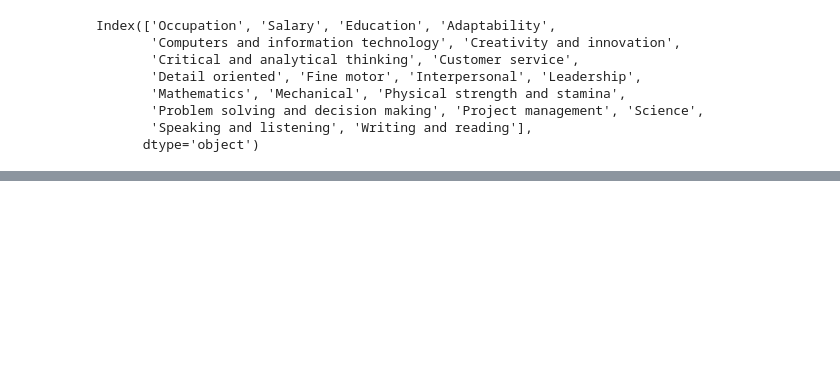
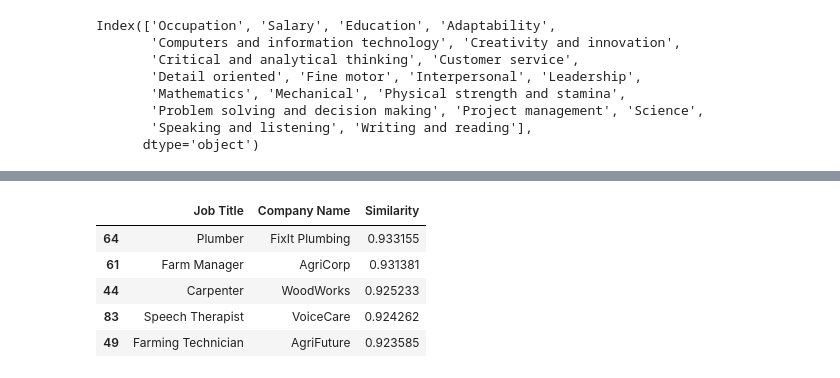
Before and after one commit to HenryRifle/LinkedOut-AI-Job-Board, a Jupyter notebook: Job_Recommender.ipynb, the cells around one changed output, grey strips where cells are left out. Saved outputs shown, nothing was run; the diff lists cells and outputs as text; code cells hidden in the pictures; blank space fills up the shorter version.

```diff
--- a/Job_Recommender.ipynb
+++ b/Job_Recommender.ipynb
@@ -113,0 +120,21 @@ recommended_occupations.head()
+# %%
+#Actual Job Listing Recommendations
+
+user_skills = []
+
+#random user
+for i in range(0,18):
+    user_skills.append(random.uniform(1,5))
+
+cosine_similarities = cosine_similarity([user_skills], jobs_skills)
+
+jobs_data['Similarity'] = cosine_similarities[0]
+recommended_occupations = jobs_data[['Job Title','Company Name','Similarity']].sort_values(by='Similarity', ascending=False)
+recommended_occupations.head()
+# %% [output]
+|  | Job Title | Company Name | Similarity |
+| 64 | Plumber | FixIt Plumbing | 0.933155 |
+| 61 | Farm Manager | AgriCorp | 0.931381 |
+| 44 | Carpenter | WoodWorks | 0.925233 |
+| 83 | Speech Therapist | VoiceCare | 0.924262 |
+| 49 | Farming Technician | AgriFuture | 0.923585 |
```
Also changed, not shown: parts of 8 cells of this notebook, 1 other file.
